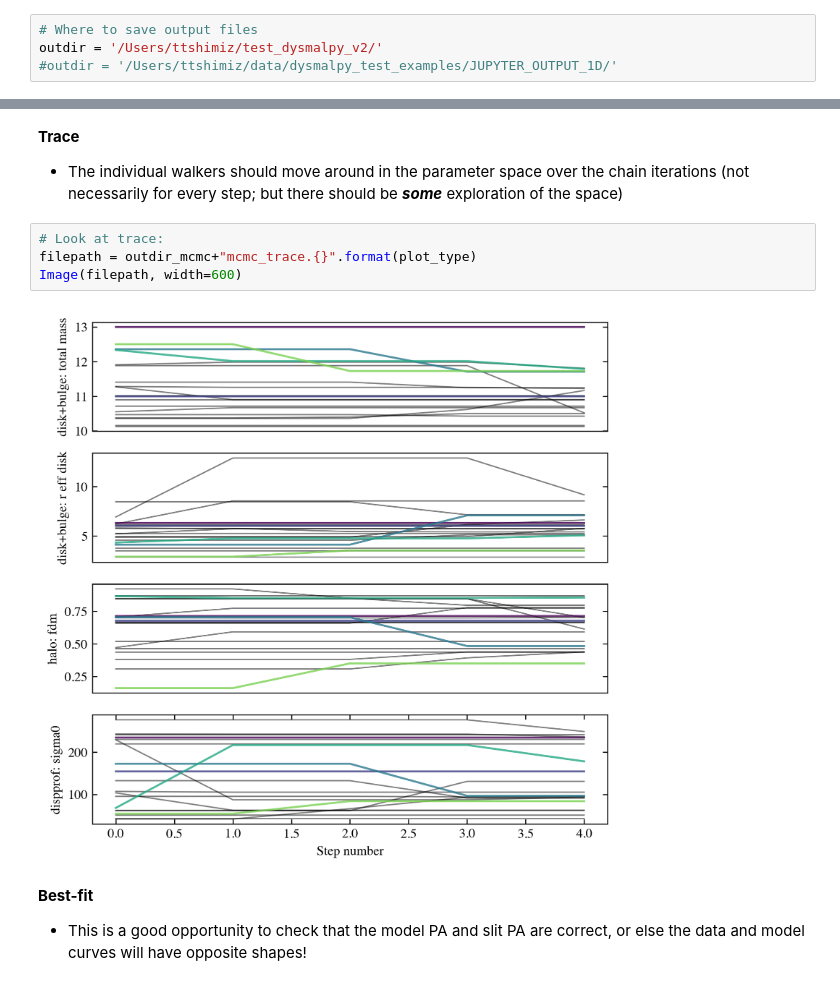
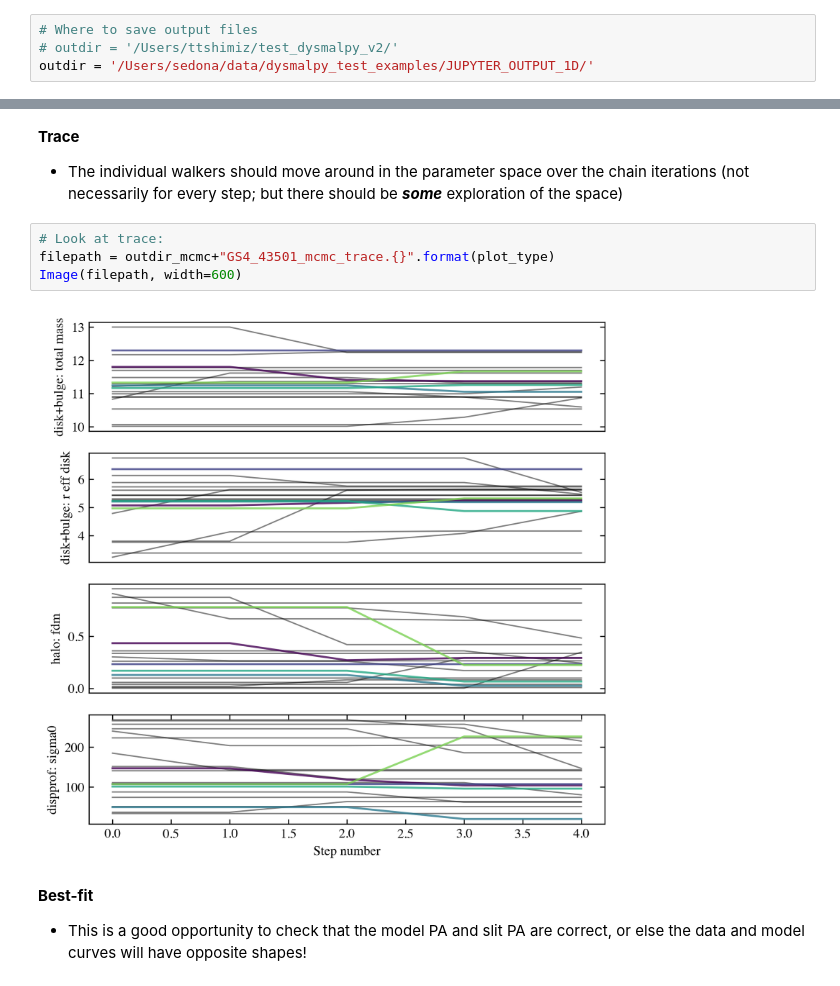
Before and after one commit to dysmalpy/dysmalpy, a Jupyter notebook: examples/notebooks/dysmalpy_example_fit_1D.ipynb, the cells around one changed output, grey strips where cells are left out. Saved outputs shown, nothing was run; the diff lists cells and outputs as text.

```diff
--- a/examples/notebooks/dysmalpy_example_fit_1D.ipynb
+++ b/examples/notebooks/dysmalpy_example_fit_1D.ipynb
@@ -71,7 +72,7 @@ data_dir
 # %%
 # Where to save output files
-outdir = '/Users/ttshimiz/test_dysmalpy_v2/'
-#outdir = '/Users/ttshimiz/data/dysmalpy_test_examples/JUPYTER_OUTPUT_1D/'
+# outdir = '/Users/ttshimiz/test_dysmalpy_v2/'
+outdir = '/Users/sedona/data/dysmalpy_test_examples/JUPYTER_OUTPUT_1D/'
 # %% [markdown]
 -------------------
 # %% [markdown]
@@ -471,10 +485,10 @@ Of course this (very short!) example looks terrible, but it's instructive to see
 - The individual walkers should move around in the parameter space over the chain iterations (not necessarily for every step; but there should be ***some*** exploration of the space)
 # %%
 # Look at trace:
-filepath = outdir_mcmc+"mcmc_trace.{}".format(plot_type)
+filepath = outdir_mcmc+"GS4_43501_mcmc_trace.{}".format(plot_type)
 Image(filepath, width=600)
 # %% [output]
-[figure, old version]
+[figure, new version]
 # %% [markdown]
 **Best-fit**
 - This is a good opportunity to check that the model PA and slit PA are correct, or else the data and model curves will have opposite shapes!
```
Also changed, not shown: parts of 39 cells of this notebook, 14 other files.
